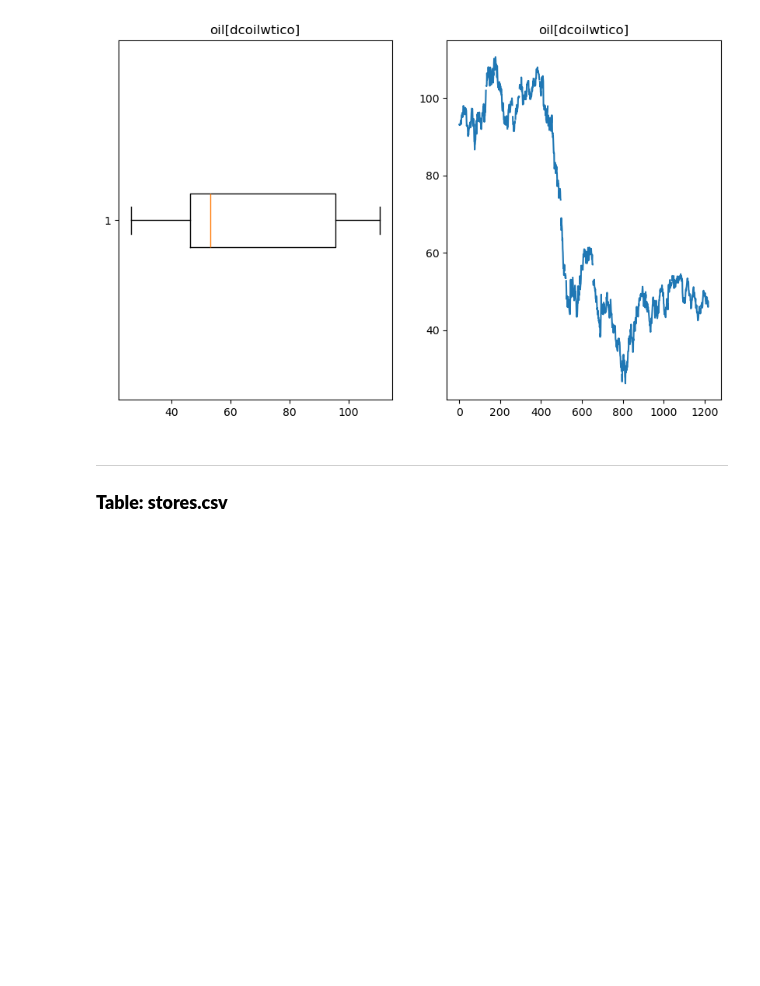
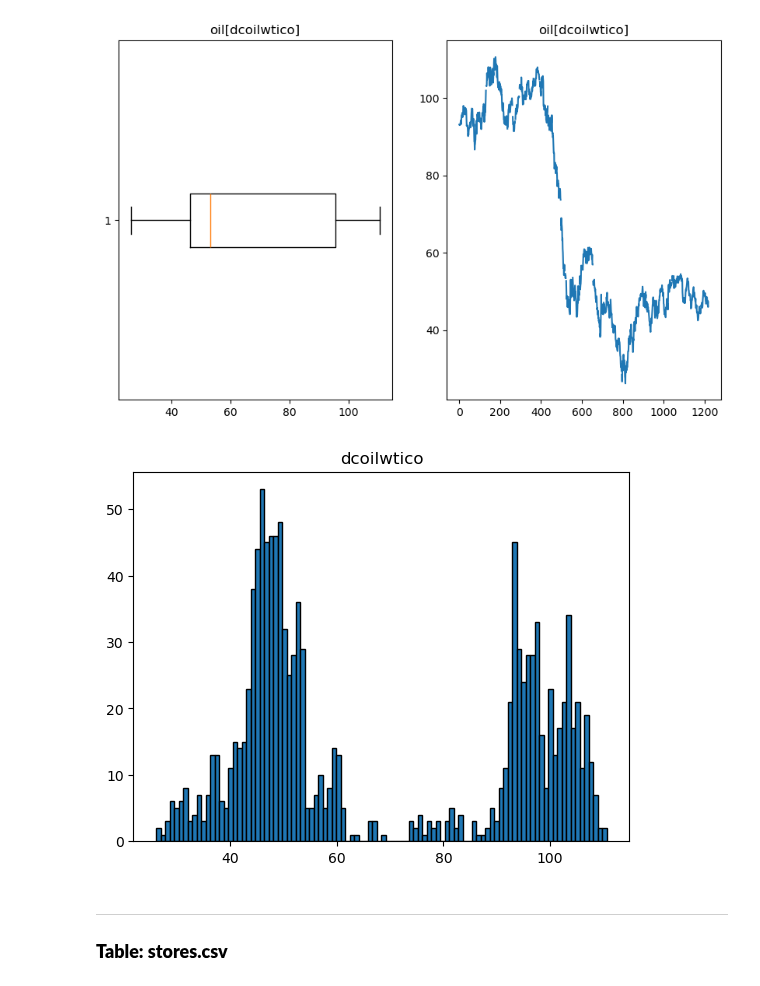
Before and after one commit to Anders-Stubberud/IT3212, a Jupyter notebook: assignment_1/notebook_Thomas.ipynb, the cells around one changed output. Cells and saved outputs as stored; diff of their text form; code cells hidden in the pictures; blank space fills up the shorter version.

```diff
--- a/assignment_1/notebook_Thomas.ipynb
+++ b/assignment_1/notebook_Thomas.ipynb
@@ -339,6 +339,10 @@ axs[1].plot(oil['dcoilwtico']); axs[1].set_title('oil[dcoilwtico]')
 plt.show()
 # %% [output]
 [figure]
+# %%
+oil.hist(edgecolor='black', grid=False, bins=100); plt.show()
+# %% [output]
+[figure, added]
 # %% [markdown]
 ___
 ### **Table: stores.csv**
```
Also changed, not shown: parts of 5 cells of this notebook.
